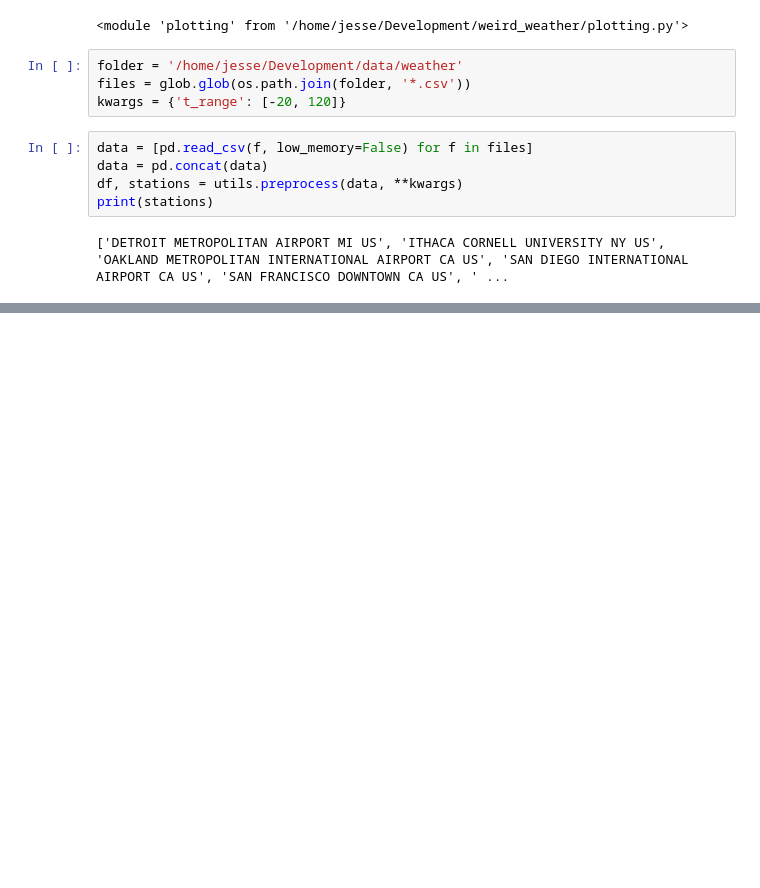
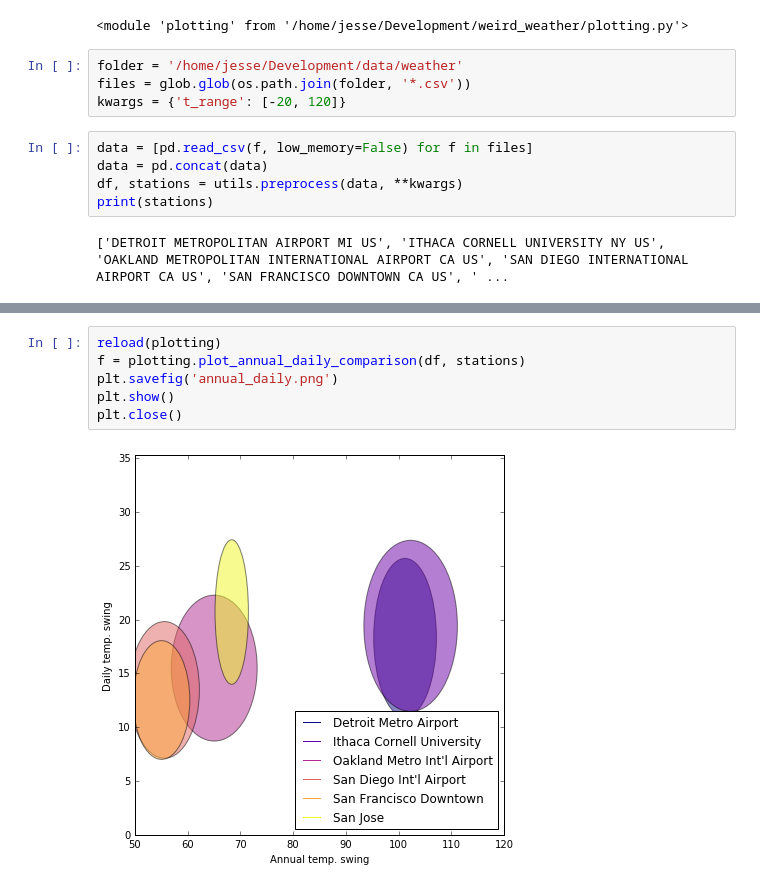
Before and after one commit to JesseLivezey/weird_weather, a Jupyter notebook: temp_viz.ipynb, the cells around one changed output, grey strips where cells are left out. Drawn from its saved outputs; the diff is of its cells as text; blank space fills up the shorter version.

Commit message:
more docstrings and one more plot

```diff
--- a/temp_viz.ipynb
+++ b/temp_viz.ipynb
@@ -32,0 +39,8 @@ plt.show()
+# %%
+reload(plotting)
+f = plotting.plot_annual_daily_comparison(df, stations)
+plt.savefig('annual_daily.png')
+plt.show()
+plt.close()
+# %% [output]
+[figure, added]
```
Also changed, not shown: parts of 2 cells of this notebook, 2 other files.
